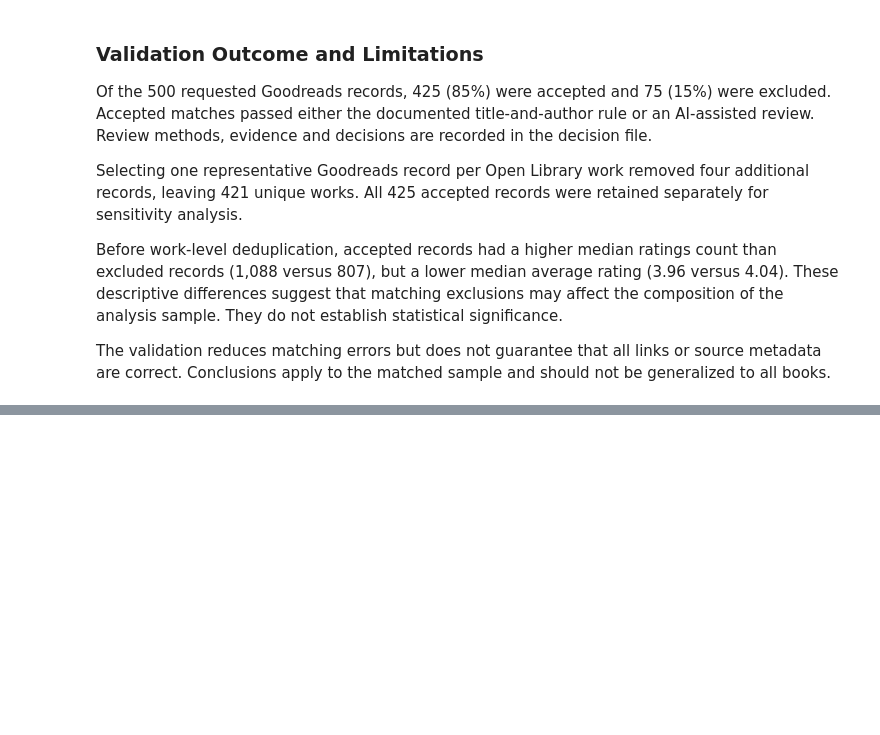
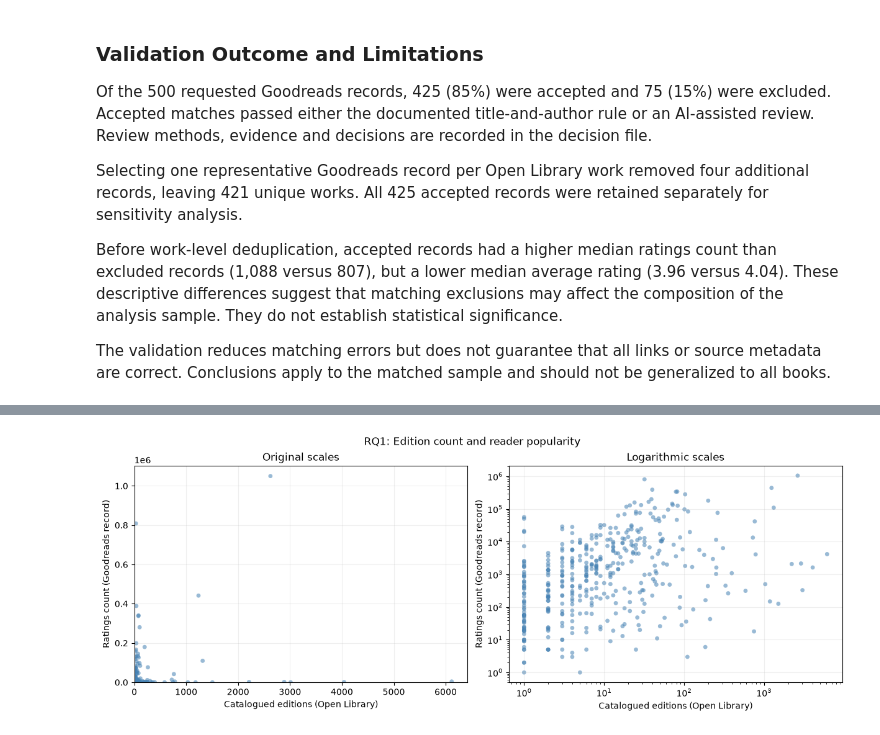
Before and after one commit to radostina-elinchova/books-ds, a Jupyter notebook: books_project.ipynb, the cells around one changed output, grey strips where cells are left out. Drawn from its saved outputs; the diff is of its cells as text; code cells hidden in the pictures; blank space fills up the shorter version.

```diff
--- a/books_project.ipynb
+++ b/books_project.ipynb
@@ -1992,0 +2117,22 @@ to the matched sample and should not be generalized to all books.
+# %%
+fig, axes = plt.subplots(1, 2, figsize=(12, 4.5), layout="constrained")
+
+for ax in axes:
+    ax.scatter(
+        eda_books["edition_count"],
+        eda_books["ratings_count"],
+        s=24, alpha=0.55, color="steelblue", edgecolors="none",
+    )
+    ax.set_xlabel("Catalogued editions (Open Library)")
+    ax.set_ylabel("Ratings count (Goodreads record)")
+    ax.grid(alpha=0.2)
+
+axes[0].set(title="Original scales", xlim=(0, None), ylim=(0, None))
+axes[1].set(title="Logarithmic scales", xscale="log", yscale="log")
+
+fig.suptitle("RQ1: Edition count and reader popularity")
+fig.savefig(FIGURES_DIR / "02_editions_vs_popularity.png", dpi=180, bbox_inches="tight")
+plt.show()
+plt.close(fig)
+# %% [output]
+[figure, added]
```
Also changed, not shown: parts of 13 cells of this notebook, 6 other files.
